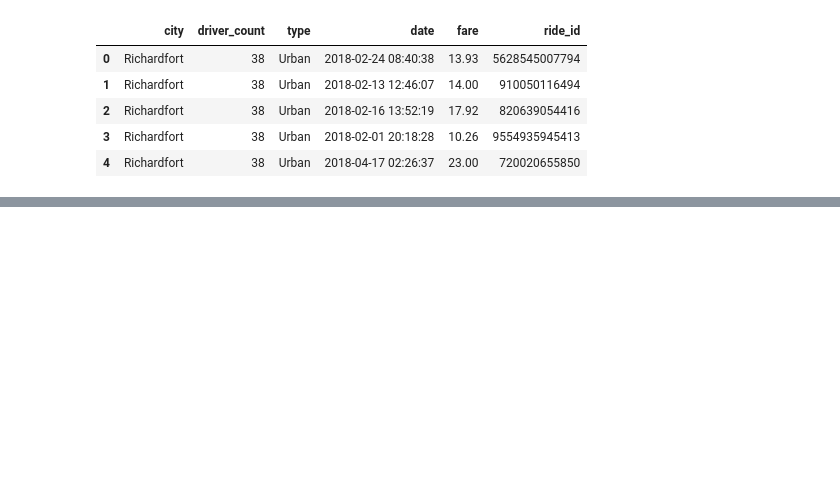
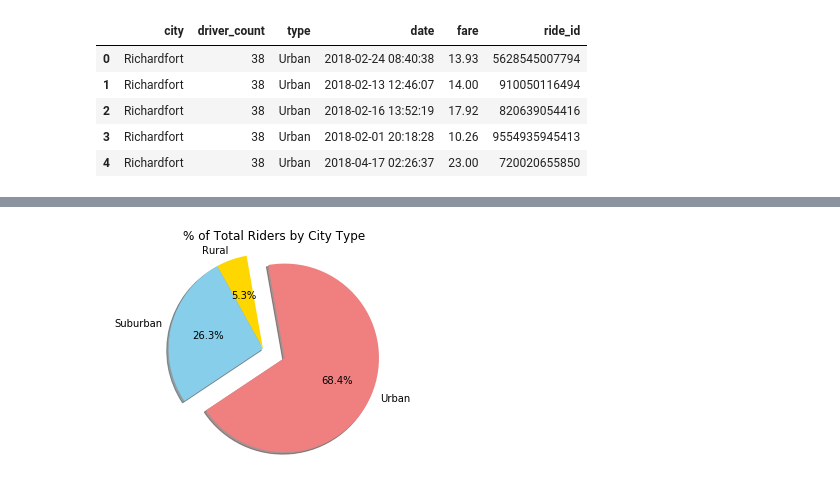
Before and after one commit to JLaskey13/Pyber, a Jupyter notebook: Pyber.ipynb, the cells around one changed output, grey strips where cells are left out. Drawn from its saved outputs; the diff is of its cells as text; code cells hidden in the pictures; blank space fills up the shorter version.

```diff
--- a/Pyber.ipynb
+++ b/Pyber.ipynb
@@ -66,0 +83,10 @@ plt.show()
+# %%
+# Pie chart for total riders by city type
+
+total_ride_percent = summary_data.groupby("type").count()["ride_id"]
+plt.pie(total_ride_percent, startangle = 100, explode = [0, 0, 0.25], colors = ["gold", "skyblue", "lightcoral"], labels = ["Rural", "Suburban", "Urban"], autopct = "%1.1f%%", shadow = True)
+plt.title('% of Total Riders by City Type')
+plt.axis('equal')
+plt.show()
+# %% [output]
+[figure, added]
```
Also changed, not shown: parts of 4 cells of this notebook.
